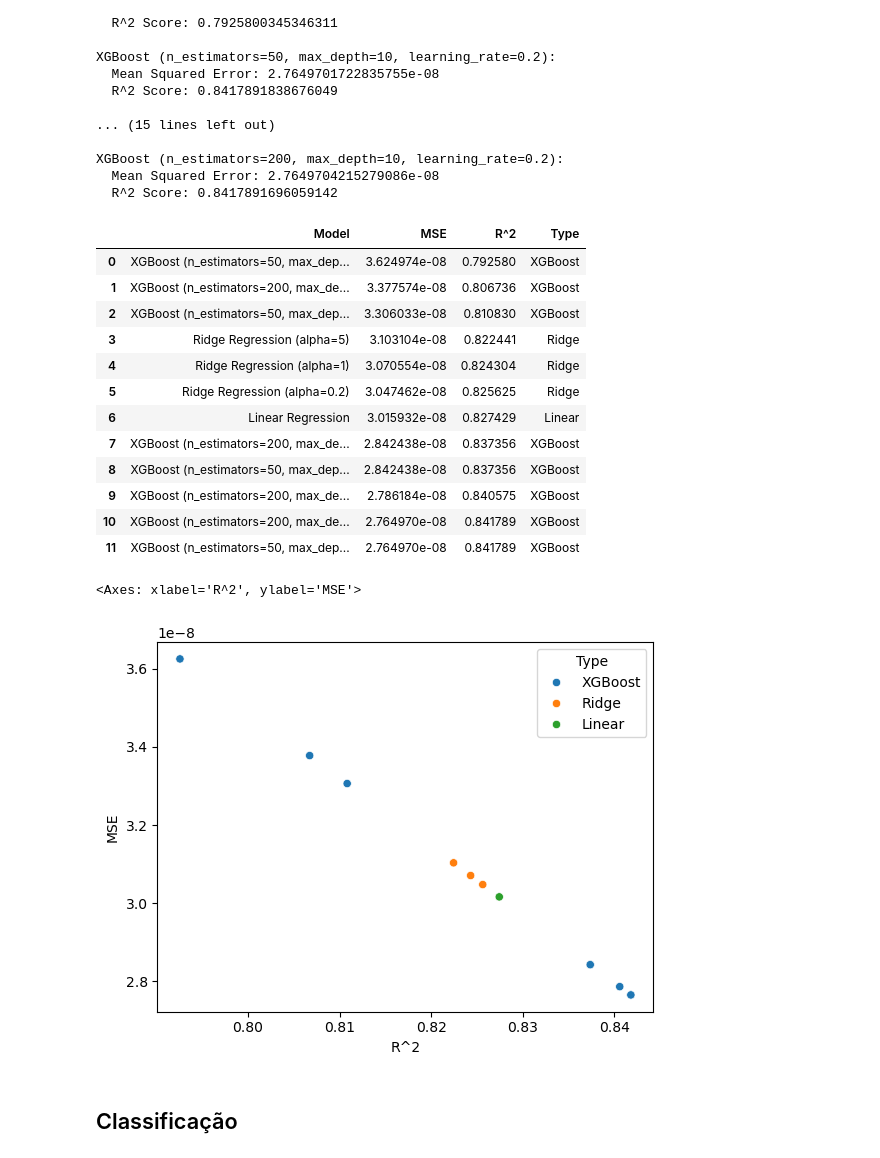
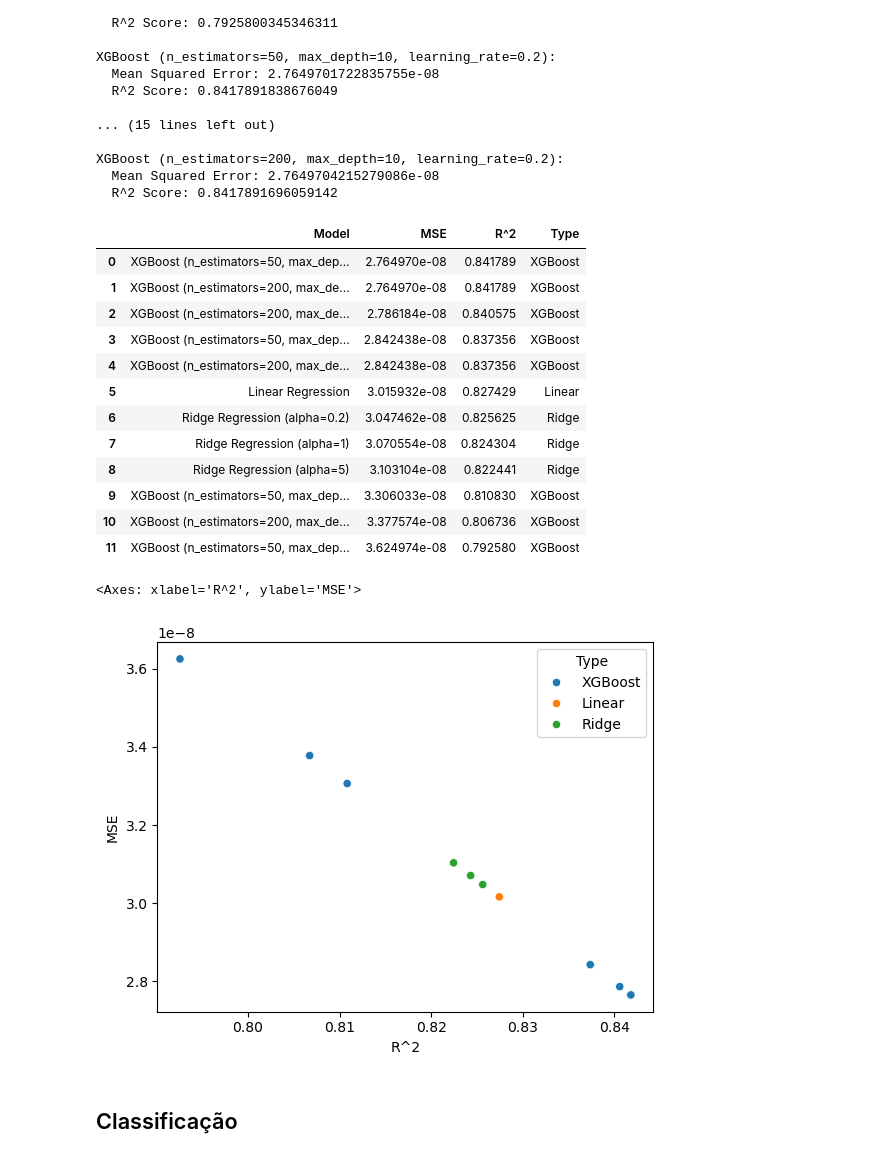
Before and after one commit to IgorJoaquimn/Regression-x-Classification-x-Q-Learning, a Jupyter notebook: eda.ipynb, the cells around one changed output. Cells and saved outputs as stored; diff of their text form; code cells hidden in the pictures.

```diff
--- a/eda.ipynb
+++ b/eda.ipynb
@@ -287,31 +287,31 @@ XGBoost (n_estimators=200, max_depth=10, learning_rate=0.2):
 # %%
 # Criar DataFrame com os resultados
 results_df = pd.DataFrame(results, columns=['Model', 'MSE', 'R^2','Type'])
 
 # Ordenar o DataFrame pelo MSE
-results_df = results_df.sort_values(by='MSE',ascending=False).reset_index(drop=True)
+results_df = results_df.sort_values(by='MSE',ascending=True).reset_index(drop=True)
 
 # Mostrar o DataFrame ordenado
 results_df
 # %% [output]
 |  | Model | MSE | R^2 | Type |
-| 0 | XGBoost (n_estimators=50, max_dep... | 3.624974e-08 | 0.792580 | XGBoost |
-| 1 | XGBoost (n_estimators=200, max_de... | 3.377574e-08 | 0.806736 | XGBoost |
-| 2 | XGBoost (n_estimators=50, max_dep... | 3.306033e-08 | 0.810830 | XGBoost |
-| 3 | Ridge Regression (alpha=5) | 3.103104e-08 | 0.822441 | Ridge |
-| 4 | Ridge Regression (alpha=1) | 3.070554e-08 | 0.824304 | Ridge |
-| 5 | Ridge Regression (alpha=0.2) | 3.047462e-08 | 0.825625 | Ridge |
-| 6 | Linear Regression | 3.015932e-08 | 0.827429 | Linear |
-| 7 | XGBoost (n_estimators=200, max_de... | 2.842438e-08 | 0.837356 | XGBoost |
-| 8 | XGBoost (n_estimators=50, max_dep... | 2.842438e-08 | 0.837356 | XGBoost |
-| 9 | XGBoost (n_estimators=200, max_de... | 2.786184e-08 | 0.840575 | XGBoost |
-| 10 | XGBoost (n_estimators=200, max_de... | 2.764970e-08 | 0.841789 | XGBoost |
-| 11 | XGBoost (n_estimators=50, max_dep... | 2.764970e-08 | 0.841789 | XGBoost |
+| 0 | XGBoost (n_estimators=50, max_dep... | 2.764970e-08 | 0.841789 | XGBoost |
+| 1 | XGBoost (n_estimators=200, max_de... | 2.764970e-08 | 0.841789 | XGBoost |
+| 2 | XGBoost (n_estimators=200, max_de... | 2.786184e-08 | 0.840575 | XGBoost |
+| 3 | XGBoost (n_estimators=50, max_dep... | 2.842438e-08 | 0.837356 | XGBoost |
+| 4 | XGBoost (n_estimators=200, max_de... | 2.842438e-08 | 0.837356 | XGBoost |
+| 5 | Linear Regression | 3.015932e-08 | 0.827429 | Linear |
+| 6 | Ridge Regression (alpha=0.2) | 3.047462e-08 | 0.825625 | Ridge |
+| 7 | Ridge Regression (alpha=1) | 3.070554e-08 | 0.824304 | Ridge |
+| 8 | Ridge Regression (alpha=5) | 3.103104e-08 | 0.822441 | Ridge |
+| 9 | XGBoost (n_estimators=50, max_dep... | 3.306033e-08 | 0.810830 | XGBoost |
+| 10 | XGBoost (n_estimators=200, max_de... | 3.377574e-08 | 0.806736 | XGBoost |
+| 11 | XGBoost (n_estimators=50, max_dep... | 3.624974e-08 | 0.792580 | XGBoost |
 # %%
 sns.scatterplot(results_df, y= "MSE", x="R^2",hue="Type")
 # %% [output]
 <Axes: xlabel='R^2', ylabel='MSE'>
-[figure, old version]
+[figure, new version]
 # %% [markdown]
 ## Classificação
 # %%
```
Also changed, not shown: parts of 5 cells of this notebook, 1 other file.
